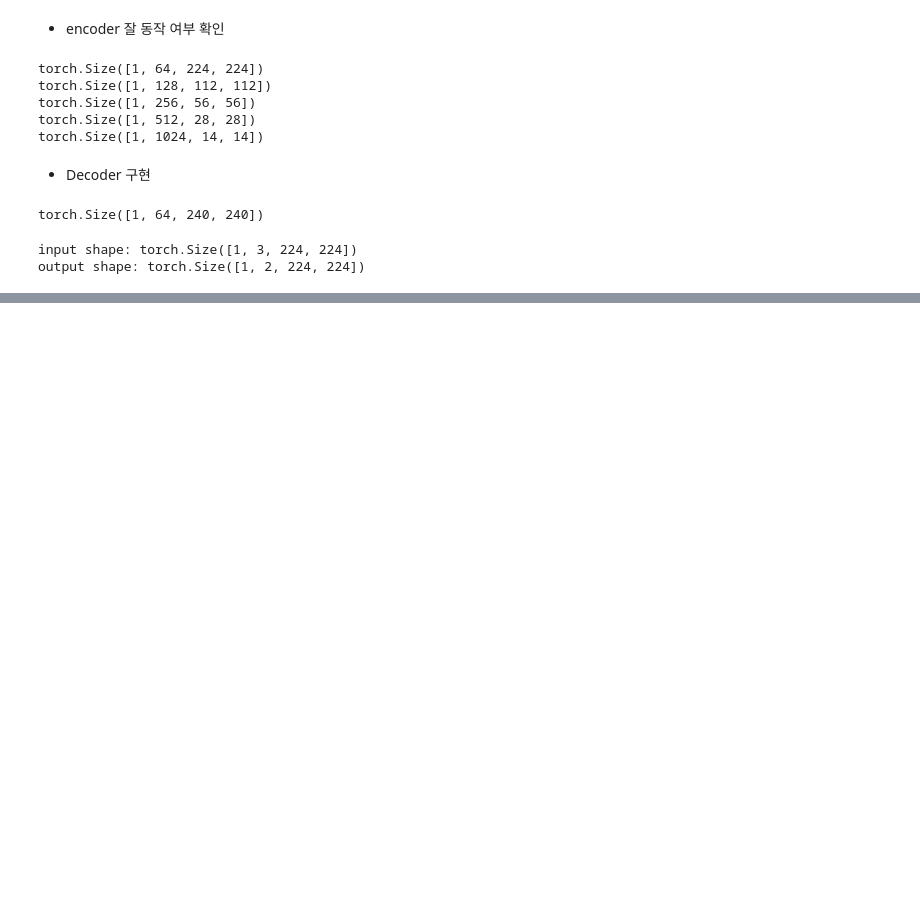
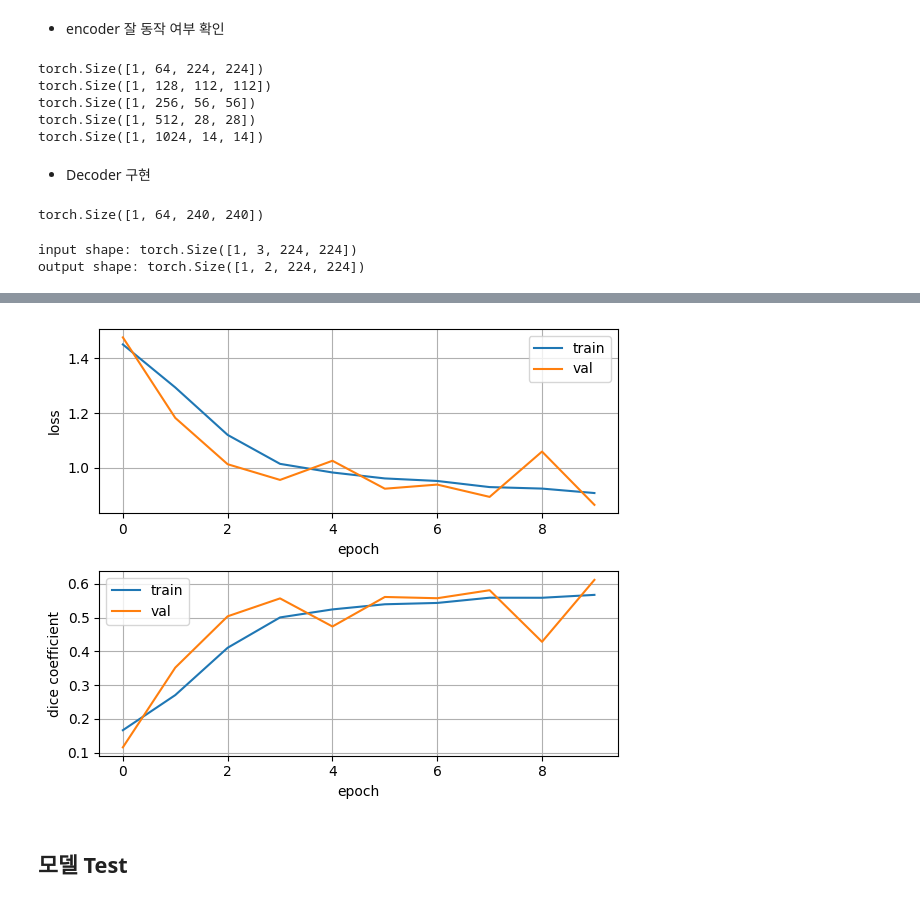
Before and after one commit to MinsooKwak/segmentation, a Jupyter notebook: human_segmentation/human_segmentation_with_mask.ipynb, the cells around one changed output, grey strips where cells are left out. Cells and saved outputs as stored; diff of their text form; code cells hidden in the pictures; blank space fills up the shorter version.

Commit message:
model 학습 및 결과

```diff
--- a/human_segmentation/human_segmentation_with_mask.ipynb
+++ b/human_segmentation/human_segmentation_with_mask.ipynb
@@ -564,0 +703,4 @@ Dice = 2|A교B| / (|A|+|B|) = 2TP / (2TP =FP +FN) == (Precision * Recall) * (Pre
+# %%
+optimizer = torch.optim.SGD(model.parameters(), lr=0.001, momentum=0.9)
+# %%
+optimizer.step()
@@ -564,0 +772,24 @@ Dice = 2|A교B| / (|A|+|B|) = 2TP / (2TP =FP +FN) == (Precision * Recall) * (Pre
+# %%
+num_epochs = 10
+
+best_epoch = 0
+best_score = 0.0
+train_loss, train_dice_coefficient = [], []
+val_loss, val_dice_coefficient = [], []
+
+for epoch in range(num_epochs):
+    losses, dice_coefficients = train_one_epoch(dataloaders, model, optimizer, criterion, DEVICE)
+    train_loss.append(losses["train"])
+    val_loss.append(losses["val"])
+    train_dice_coefficient.append(dice_coefficients["train"])
+    val_dice_coefficient.append(dice_coefficients["val"])
+
+    print(f"{epoch}/{num_epochs} - Train Loss: {losses['train']:.4f}, Val Loss: {losses['val']:.4f}")
+    print(f"{epoch}/{num_epochs} - Train Dice Coeff: {dice_coefficients['train']:.4f}, Val Dice Coeff: {dice_coefficients['val']:.4f}")
+
+    if (epoch > 3) and (dice_coefficients["val"] > best_score):
+        best_epoch = epoch
+        best_score = dice_coefficients["val"]
+        torch.save(model.state_dict(), f"model_{epoch:02d}.pth")
+
+print(f"Best epoch: {best_epoch} -> Best Dice Coeffient: {best_score:.4f}")
@@ -564,0 +814,21 @@ Dice = 2|A교B| / (|A|+|B|) = 2TP / (2TP =FP +FN) == (Precision * Recall) * (Pre
+# %%
+plt.figure(figsize=(6, 5))
+plt.subplot(211)
+plt.plot(train_loss, label="train")
+plt.plot(val_loss,  label="val")
+plt.xlabel("epoch")
+plt.ylabel("loss")
+plt.grid("on")
+plt.legend()
+plt.subplot(212)
+plt.plot(train_dice_coefficient, label="train")
+plt.plot(val_dice_coefficient, label="val")
+plt.xlabel("epoch")
+plt.ylabel("dice coefficient")
+plt.grid("on")
+plt.legend()
+plt.tight_layout()
+# %% [output]
+[figure, added]
+# %% [markdown]
+## 모델 Test
```
Also changed, not shown: parts of 35 cells of this notebook.
